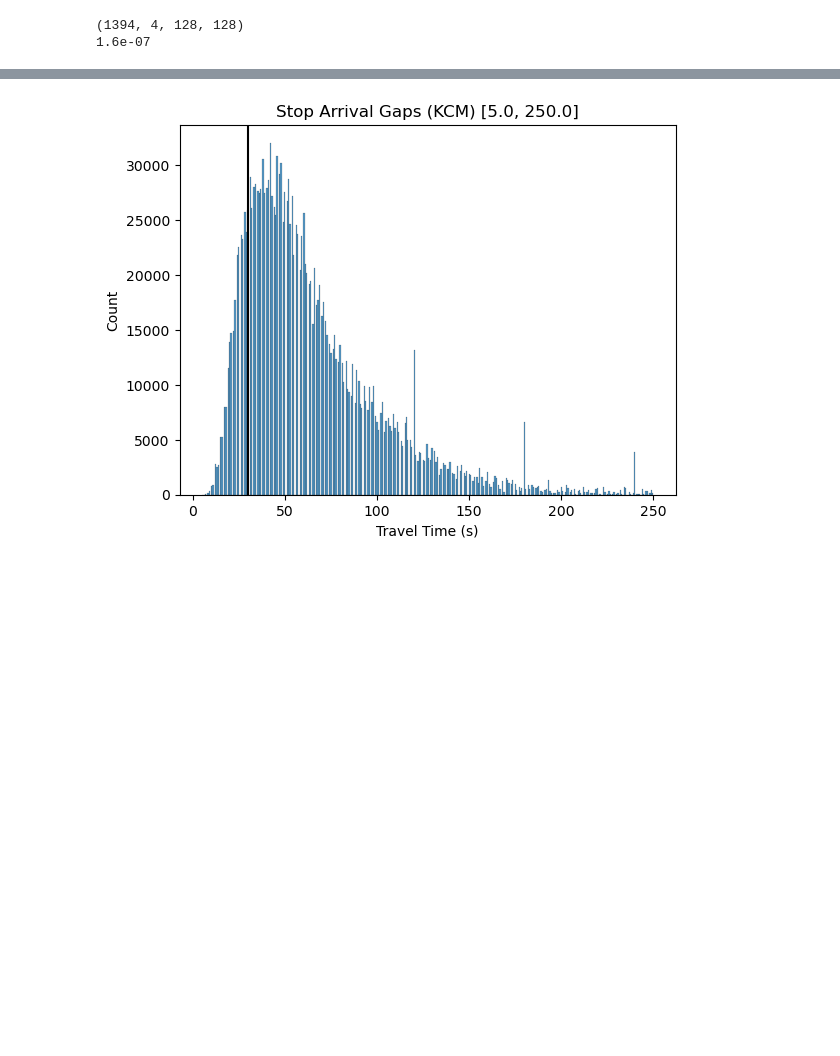
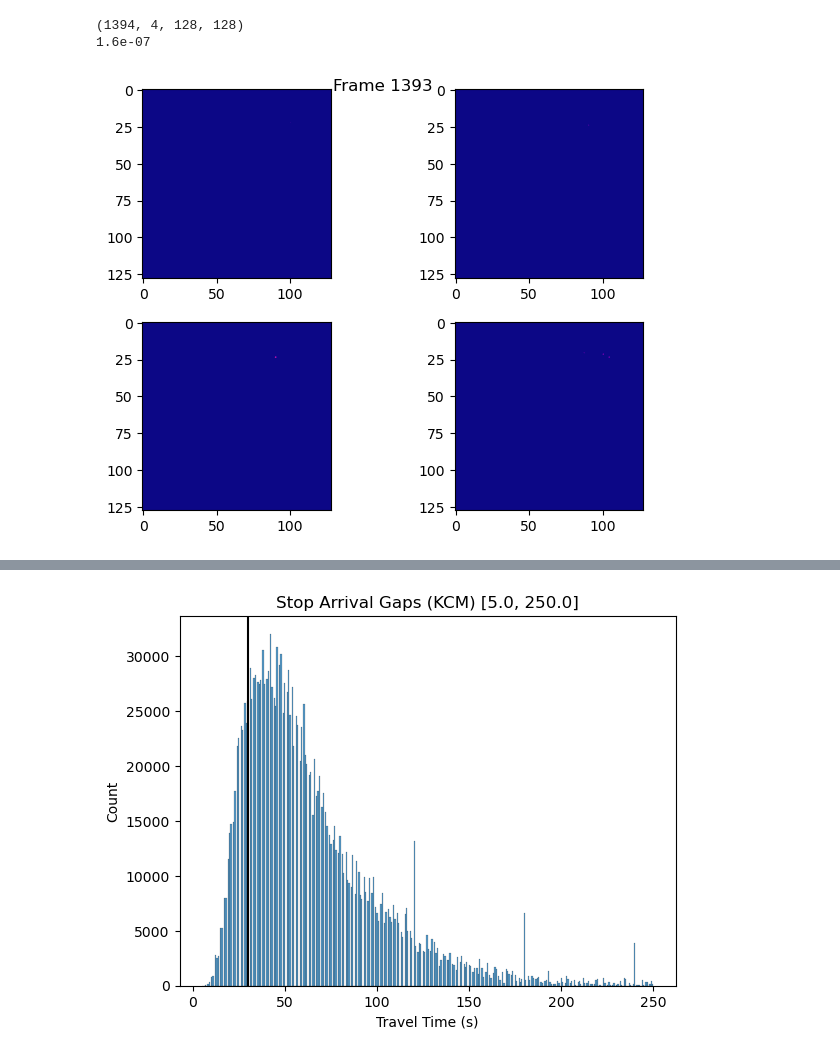
Before and after one commit to zackAemmer/generalizable_travel_times, a Jupyter notebook: src/explore_inputs.ipynb, the cells around one changed output, grey strips where cells are left out. Saved outputs shown, nothing was run; the diff lists cells and outputs as text; code cells hidden in the pictures; blank space fills up the shorter version.

```diff
--- a/src/explore_inputs.ipynb
+++ b/src/explore_inputs.ipynb
@@ -23,11 +23,12 @@ atb_inputs = data_utils.load_all_inputs(RUN_FOLDER, "atb/")
 # %%
 kcm_grid = kcm_inputs['train_grid']
 print(kcm_grid.shape) # (tsteps, channels, latsteps, lonsteps)
 print(sys.getsizeof(kcm_grid)*1e-9)
-# shape_utils.save_grid_anim(kcm_grid, "grid_speeds_kcm.mp4", 0, 35)
+shape_utils.save_grid_anim(kcm_grid, "grid_speeds_kcm.mp4", 0, 35)
 # %% [output]
 (1394, 4, 128, 128)
 1.6e-07
+[figure, added]
 # %%
 atb_grid = atb_inputs['train_grid']
 print(atb_grid.shape) # (tsteps, channels, latsteps, lonsteps)
```
Also changed, not shown: parts of 13 cells of this notebook, 4 other files.
